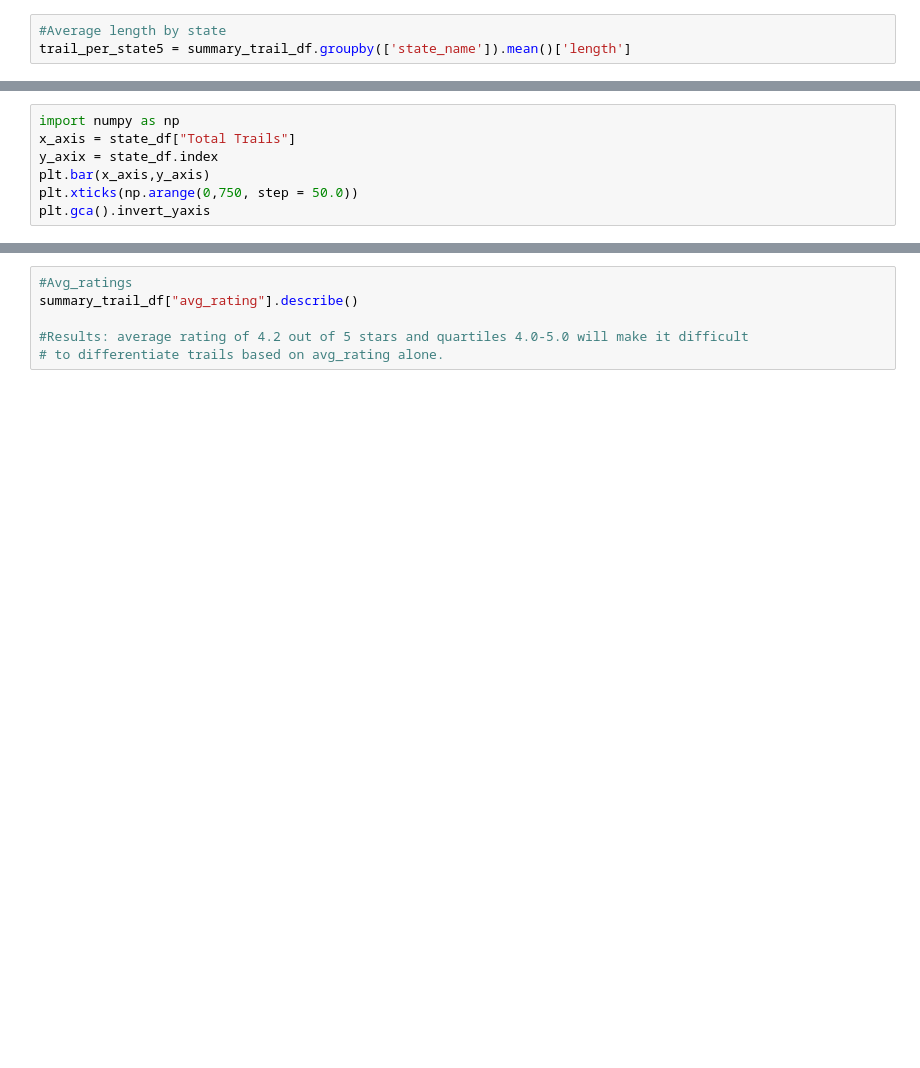
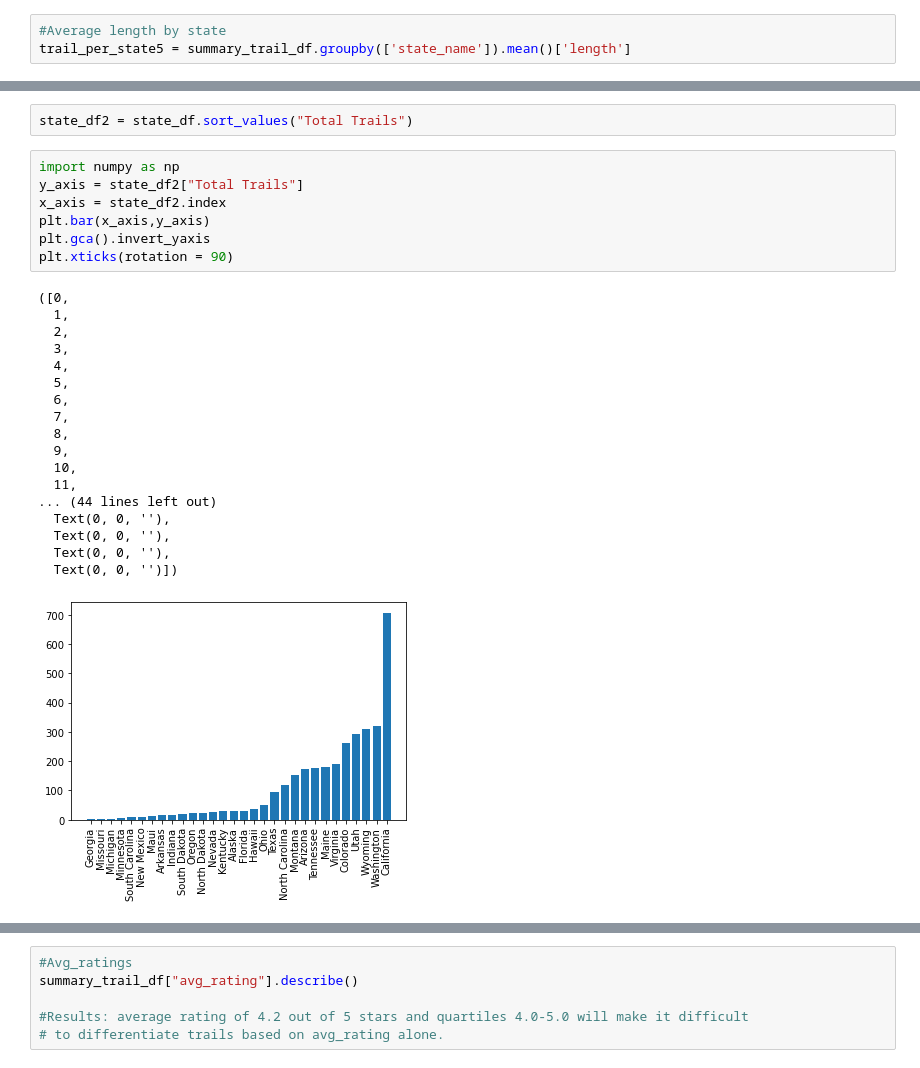
Before and after one commit to jgoeman/Jog-Your-Memory, a Jupyter notebook: Summary_Stats.ipynb, the cells around one changed output, grey strips where cells are left out. Drawn from its saved outputs; the diff is of its cells as text; blank space fills up the shorter version.

Commit message:
update graphs

```diff
--- a/Summary_Stats.ipynb
+++ b/Summary_Stats.ipynb
@@ -41,7 +158,28 @@ state_df
+# %%
+state_df2 = state_df.sort_values("Total Trails")
 # %%
 import numpy as np
-x_axis = state_df["Total Trails"]
-y_axix = state_df.index
+y_axis = state_df2["Total Trails"]
+x_axis = state_df2.index
 plt.bar(x_axis,y_axis)
-plt.xticks(np.arange(0,750, step = 50.0))
 plt.gca().invert_yaxis
+plt.xticks(rotation = 90)
+# %% [output]
+([0,
+  1,
+  2,
+  3,
+  4,
+  5,
+  6,
+  7,
+  8,
+  9,
+  10,
+  11,
+... (44 lines left out)
+  Text(0, 0, ''),
+  Text(0, 0, ''),
+  Text(0, 0, ''),
+  Text(0, 0, '')])
+[figure, added]
```
Also changed, not shown: parts of 8 cells of this notebook, 1 other file.
